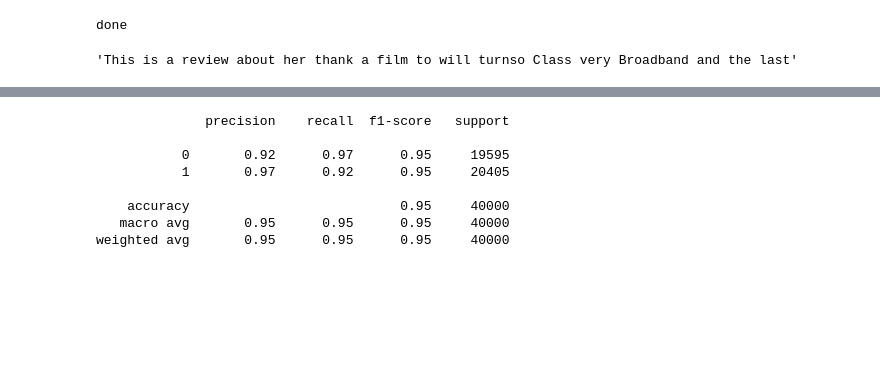
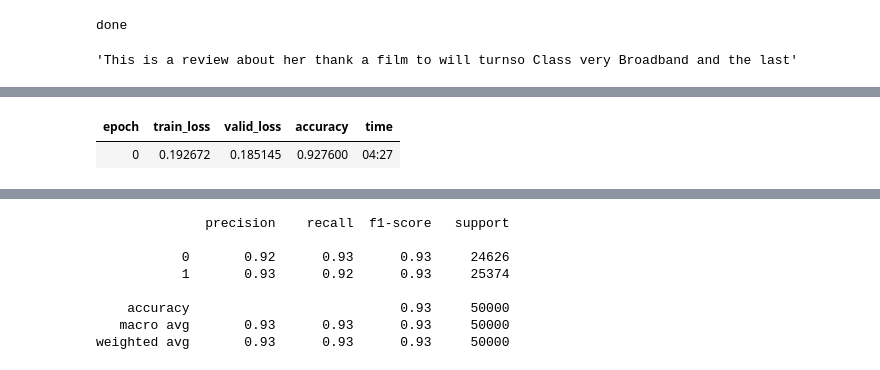
Before and after one commit to prabuml/NLP-Basic-to-Bert, a Jupyter notebook: Ulmfit.ipynb, the cells around one changed output, grey strips where cells are left out. Cells and saved outputs as stored; diff of their text form; code cells hidden in the pictures; blank space fills up the shorter version.

```diff
--- a/Ulmfit.ipynb
+++ b/Ulmfit.ipynb
@@ -166,2 +167,8 @@ learn_class.fit_one_cycle(1, slice(1e-4, 1e-1), moms=(0.8, 0.7))
+# %%
+learn_class.unfreeze()
+learn_class.fit_one_cycle(1, slice(1e-4, 1e-1), moms=(0.8, 0.7))
+# %% [output]
+| epoch | train_loss | valid_loss | accuracy | time |
+| 0 | 0.192672 | 0.185145 | 0.927600 | 04:27 |
 # %%
 # Predict the test data
@@ -170,13 +177,13 @@ pred_class = torch.argmax(prediction, dim=1)
 # %% [output]
 [interactive output not drawn]
 # %%
-print(classification_report(test_class,pred_class))
+print(classification_report(test_df.user_rating,pred_class))
 # %% [output]
               precision    recall  f1-score   support
 
-           0       0.92      0.97      0.95     19595
-           1       0.97      0.92      0.95     20405
+           0       0.92      0.93      0.93     24626
+           1       0.93      0.92      0.93     25374
 
-    accuracy                           0.95     40000
-   macro avg       0.95      0.95      0.95     40000
-weighted avg       0.95      0.95      0.95     40000
+    accuracy                           0.93     50000
+   macro avg       0.93      0.93      0.93     50000
+weighted avg       0.93      0.93      0.93     50000
```
Also changed, not shown: parts of 8 cells of this notebook.
